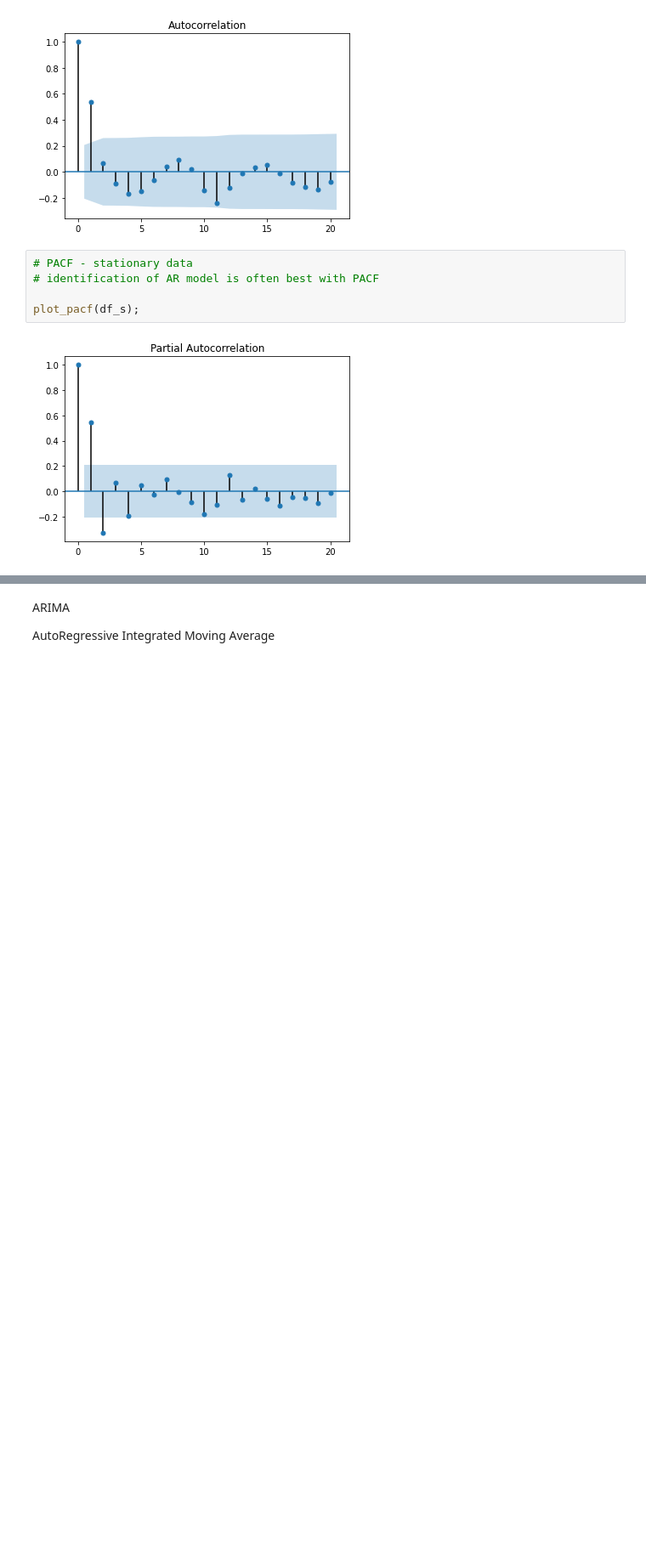
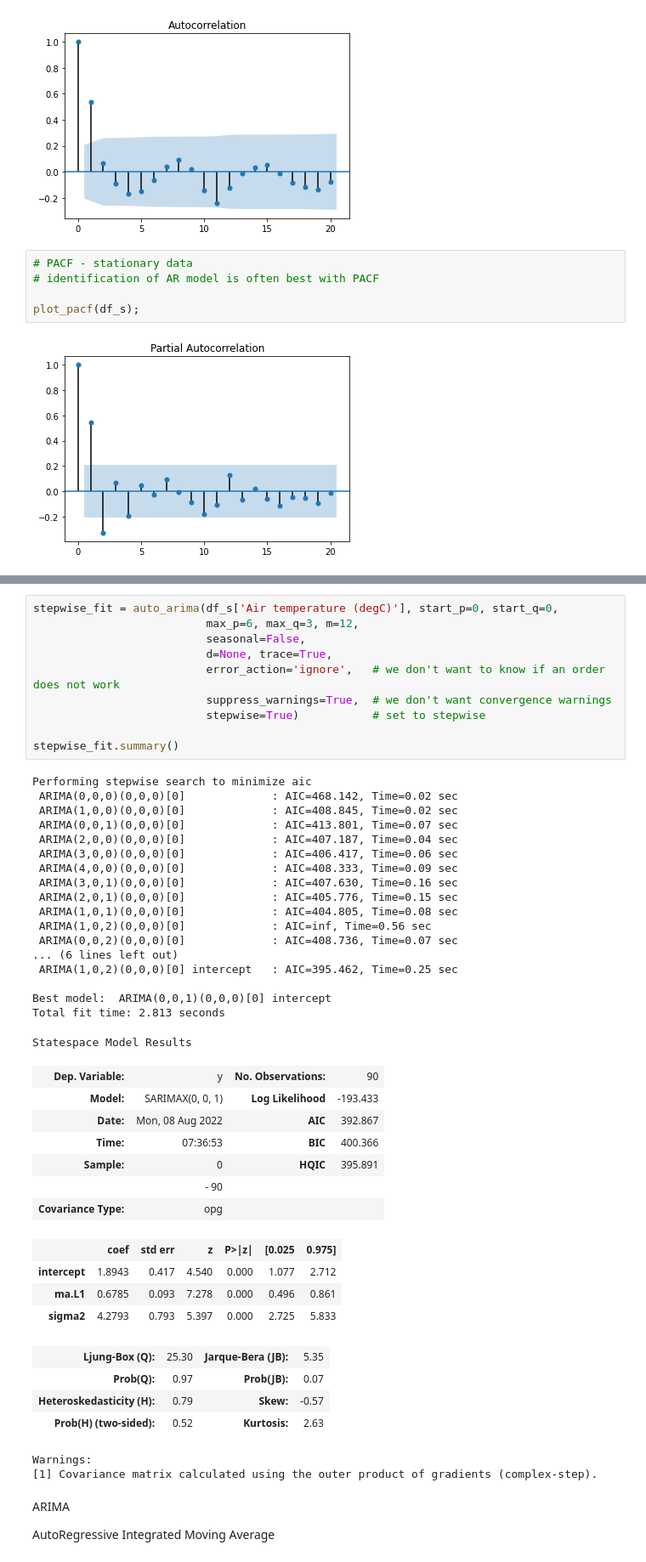
Before and after one commit to MikhailKuklin/time-series-analysis-forecasting, a Jupyter notebook: notebooks/ts_forecasting.ipynb, the cells around one changed output, grey strips where cells are left out. Shown at 85% size. Saved outputs shown, nothing was run; the diff lists cells and outputs as text; blank space fills up the shorter version.

```diff
--- a/notebooks/ts_forecasting.ipynb
+++ b/notebooks/ts_forecasting.ipynb
@@ -165,3 +210,49 @@ plot_pacf(df_s);
+# %%
+stepwise_fit = auto_arima(df_s['Air temperature (degC)'], start_p=0, start_q=0,
+                          max_p=6, max_q=3, m=12,
+                          seasonal=False,
+                          d=None, trace=True,
+                          error_action='ignore',   # we don't want to know if an order does not work
+                          suppress_warnings=True,  # we don't want convergence warnings
+                          stepwise=True)           # set to stepwise
+
+stepwise_fit.summary()
+# %% [output]
+Performing stepwise search to minimize aic
+ ARIMA(0,0,0)(0,0,0)[0]             : AIC=468.142, Time=0.02 sec
+ ARIMA(1,0,0)(0,0,0)[0]             : AIC=408.845, Time=0.02 sec
+ ARIMA(0,0,1)(0,0,0)[0]             : AIC=413.801, Time=0.07 sec
+ ARIMA(2,0,0)(0,0,0)[0]             : AIC=407.187, Time=0.04 sec
+ ARIMA(3,0,0)(0,0,0)[0]             : AIC=406.417, Time=0.06 sec
+ ARIMA(4,0,0)(0,0,0)[0]             : AIC=408.333, Time=0.09 sec
+ ARIMA(3,0,1)(0,0,0)[0]             : AIC=407.630, Time=0.16 sec
+ ARIMA(2,0,1)(0,0,0)[0]             : AIC=405.776, Time=0.15 sec
+ ARIMA(1,0,1)(0,0,0)[0]             : AIC=404.805, Time=0.08 sec
+ ARIMA(1,0,2)(0,0,0)[0]             : AIC=inf, Time=0.56 sec
+ ARIMA(0,0,2)(0,0,0)[0]             : AIC=408.736, Time=0.07 sec
+... (6 lines left out)
+ ARIMA(1,0,2)(0,0,0)[0] intercept   : AIC=395.462, Time=0.25 sec
+
+Best model:  ARIMA(0,0,1)(0,0,0)[0] intercept
+Total fit time: 2.813 seconds
+Statespace Model Results
+| Dep. Variable: | y | No. Observations: | 90 |
+| Model: | SARIMAX(0, 0, 1) | Log Likelihood | -193.433 |
+| Date: | Mon, 08 Aug 2022 | AIC | 392.867 |
+| Time: | 07:36:53 | BIC | 400.366 |
+| Sample: | 0 | HQIC | 395.891 |
+|  | - 90 |  |  |
+| Covariance Type: | opg |  |  |
+|  | coef | std err | z | P>|z| | [0.025 | 0.975] |
+| intercept | 1.8943 | 0.417 | 4.540 | 0.000 | 1.077 | 2.712 |
+| ma.L1 | 0.6785 | 0.093 | 7.278 | 0.000 | 0.496 | 0.861 |
+| sigma2 | 4.2793 | 0.793 | 5.397 | 0.000 | 2.725 | 5.833 |
+| Ljung-Box (Q): | 25.30 | Jarque-Bera (JB): | 5.35 |
+| Prob(Q): | 0.97 | Prob(JB): | 0.07 |
+| Heteroskedasticity (H): | 0.79 | Skew: | -0.57 |
+| Prob(H) (two-sided): | 0.52 | Kurtosis: | 2.63 |
+Warnings:
+[1] Covariance matrix calculated using the outer product of gradients (complex-step).
 # %% [markdown]
 ARIMA
 
```
Also changed, not shown: parts of 3 cells of this notebook.
